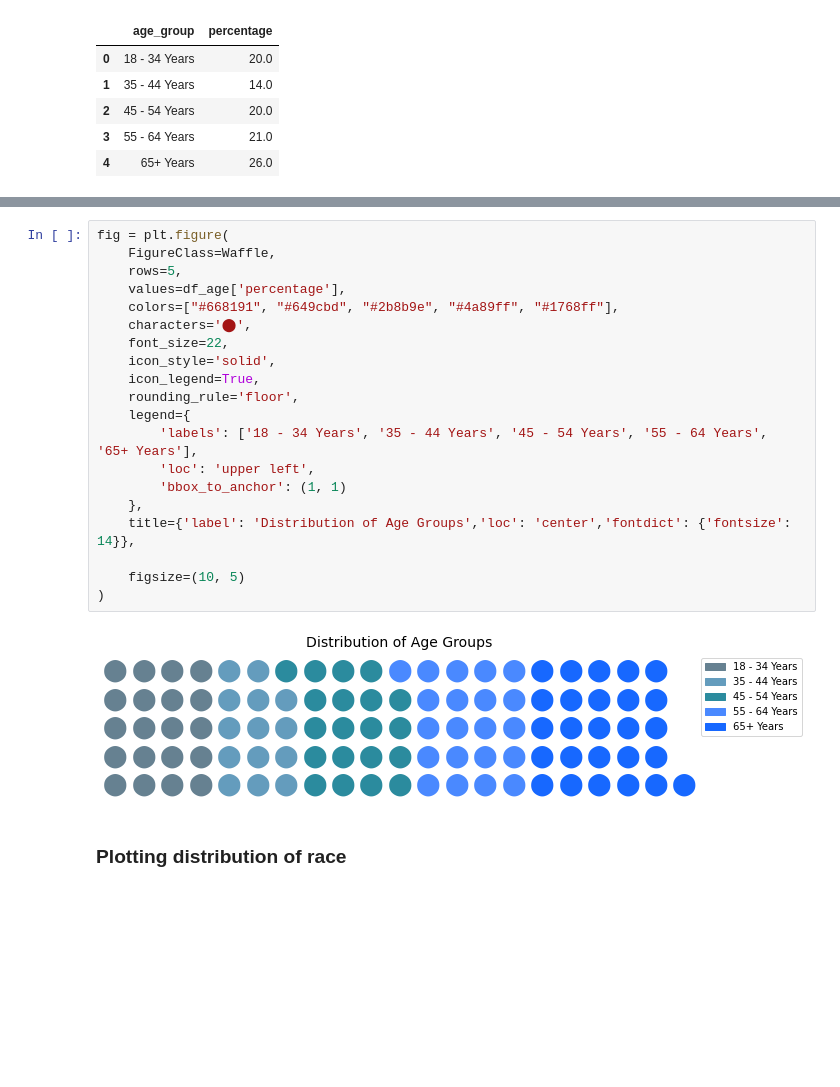
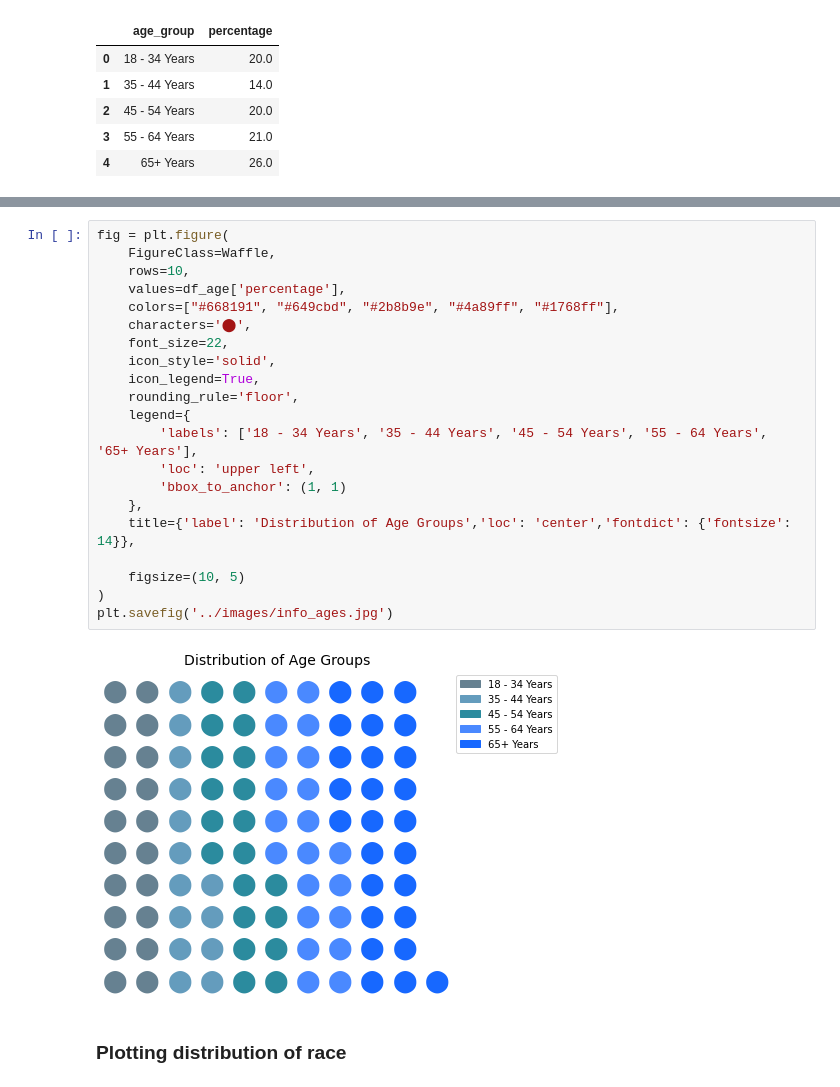
Before and after one commit to RayKwame/TheFluShot, a Jupyter notebook: notebooks/visualisations_presentation.ipynb, the cells around one changed output, grey strips where cells are left out. Drawn from its saved outputs; the diff is of its cells as text; blank space fills up the shorter version.

```diff
--- a/notebooks/visualisations_presentation.ipynb
+++ b/notebooks/visualisations_presentation.ipynb
@@ -114,25 +115,26 @@ fig = plt.figure(
 # %%
 fig = plt.figure(
     FigureClass=Waffle,
-    rows=5,
+    rows=10,
     values=df_age['percentage'],
     colors=["#668191", "#649cbd", "#2b8b9e", "#4a89ff", "#1768ff"],
     characters='⬤',
     font_size=22,
     icon_style='solid',
     icon_legend=True,
     rounding_rule='floor',
     legend={
         'labels': ['18 - 34 Years', '35 - 44 Years', '45 - 54 Years', '55 - 64 Years', '65+ Years'],
         'loc': 'upper left',
         'bbox_to_anchor': (1, 1)
     },
     title={'label': 'Distribution of Age Groups','loc': 'center','fontdict': {'fontsize': 14}},
 
     figsize=(10, 5)
 )
+plt.savefig('../images/info_ages.jpg')
 # %% [output]
-[figure, old version]
+[figure, new version]
 # %% [markdown]
 ### Plotting distribution of race
 # %%
```
Also changed, not shown: parts of 8 cells of this notebook, 1 other file.
